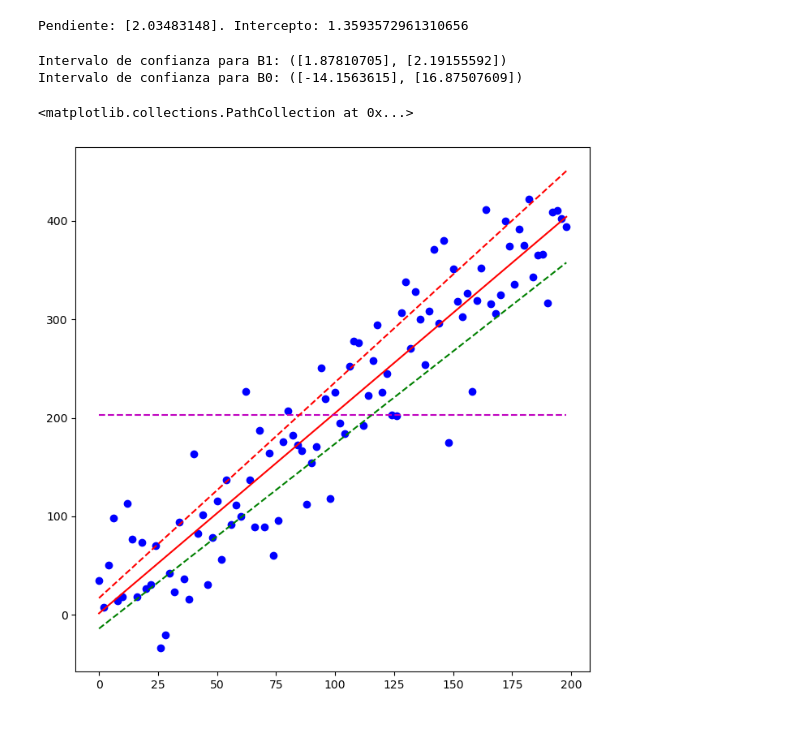
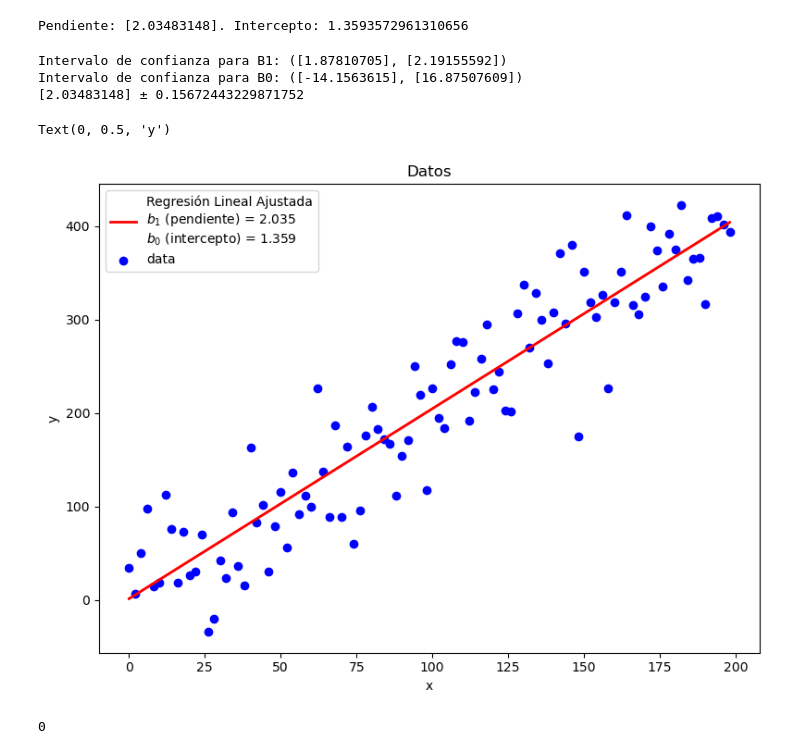
Before and after one commit to juanlt9905/proyectoTesis, a Jupyter notebook: regresion.ipynb, the cells around one changed output. Cells and saved outputs as stored; diff of their text form; code cells hidden in the pictures; blank space fills up the shorter version.

```diff
--- a/regresion.ipynb
+++ b/regresion.ipynb
@@ -81,25 +81,46 @@ B0_upper = y.mean() - B1_lower*x.mean()
 # %%
 print(f'Intervalo de confianza para B1: ({B1_lower}, {B1_upper})')
 print(f'Intervalo de confianza para B0: ({B0_lower}, {B0_upper})')
+
+margen_error_B1 = t*sB1
+
+print(f'Margen de error de b1: {b_1} ± {margen_error_B1}')
 # %% [output]
 Intervalo de confianza para B1: ([1.87810705], [2.19155592])
 Intervalo de confianza para B0: ([-14.1563615], [16.87507609])
+[2.03483148] ± 0.15672443229871752
 # %%
 # Calcular B0 sin usar B1
 
-fig, ax = plt.subplots(nrows=1, ncols=1, figsize=(7,7), tight_layout=True)
+fig, ax = plt.subplots(nrows=1, ncols=1, figsize=(8,6), tight_layout=True)
 # Plot the regression line, we only need two points to define a line, use xmin and xmax
-ax.plot([x.min(), x.max()], [b_0 + b_1*x.min(), b_0 + b_1*x.max()] , '-r', label='Least Squares Linear Regression Model')
+ax.plot([x.min(), x.max()], [b_0 + b_1*x.min(), b_0 + b_1*x.max()] , '-r')
 
 # Plot the mean line, we only need two points to define a line, use xmin and xmax
-ax.plot([x.min(), x.max()], [y.mean(), y.mean()] , '--m', label='Mean Y')
+#ax.plot([x.min(), x.max()], [y.mean(), y.mean()] , '--m', label='Mean Y')
 
 # Plot the upper and lower confidence limits for the standard error of the gradient (slope)
-ax.plot([x.min(), x.max()], [B0_upper + B1_upper*x.min(), B0_upper + B1_upper*x.max()] , '--r', label='Upper B0 confidence limit (95%)')
-ax.plot([x.min(), x.max()], [B0_lower + B1_lower*x.min(), B0_lower + B1_lower*x.max()] , '--g', label='Upper B0 confidence limit (95%)')
-
+#ax.plot([x.min(), x.max()], [B0_upper + B1_upper*x.min(), B0_upper + B1_upper*x.max()] , '--r', label='Upper B0 confidence limit (95%)')
+#ax.plot([x.min(), x.max()], [B0_lower + B1_lower*x.min(), B0_lower + B1_lower*x.max()] , '--g', label='Upper B0 confidence limit (95%)')
+etiqueta_regresion = (
+    f'Regresión Lineal Ajustada\n'
+    f'$b_1$ (pendiente) = {b_1[0]:.3f}\n'
+    f'$b_0$ (intercepto) = {b_0:.3f}'
+)
+ax.plot(
+    [x.min(), x.max()],  # Puntos x para inicio y fin de la línea
+    [b_0 + b_1 * x.min(), b_0 + b_1 * x.max()], # Puntos y correspondientes
+    color='red',
+    linestyle='-',
+    linewidth=2,
+    label=etiqueta_regresion
+)
 
 plt.scatter(x,y,label='data', color='blue')
+plt.title('Datos')
+ax.legend(loc='best', fontsize='medium')
+plt.xlabel('x')
+plt.ylabel('y')
 # %% [output]
-<matplotlib.collections.PathCollection at 0x...>
+Text(0, 0.5, 'y')
-[figure, old version]
+[figure, new version]
@@ -105,0 +140,6 @@ plt.scatter(x,y,label='data', color='blue')
+# %%
+v = [0, 0,0,0]
+
+print(accuracy(v))
+# %% [output]
+0
```
Also changed, not shown: parts of 2 cells of this notebook, 1 other file.
